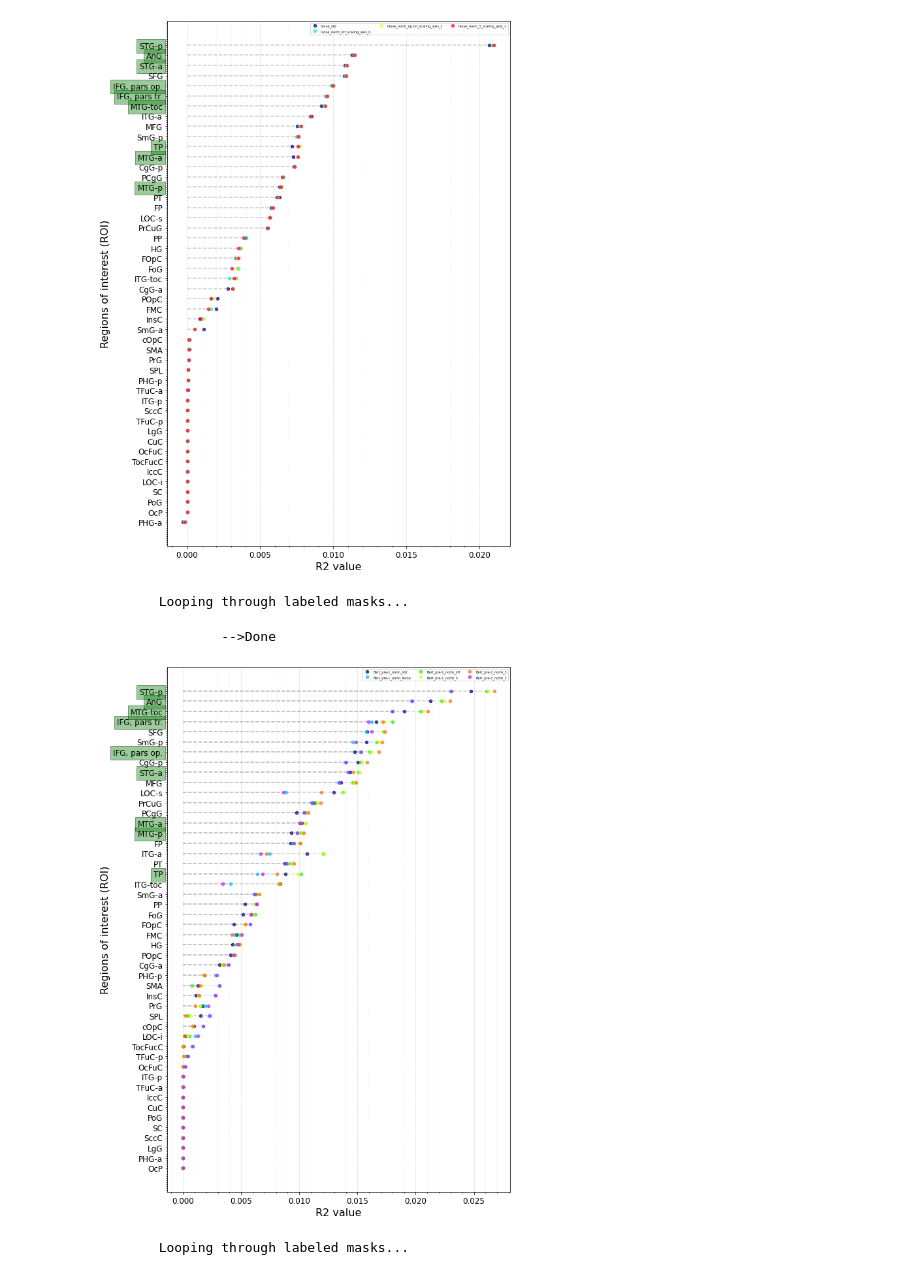
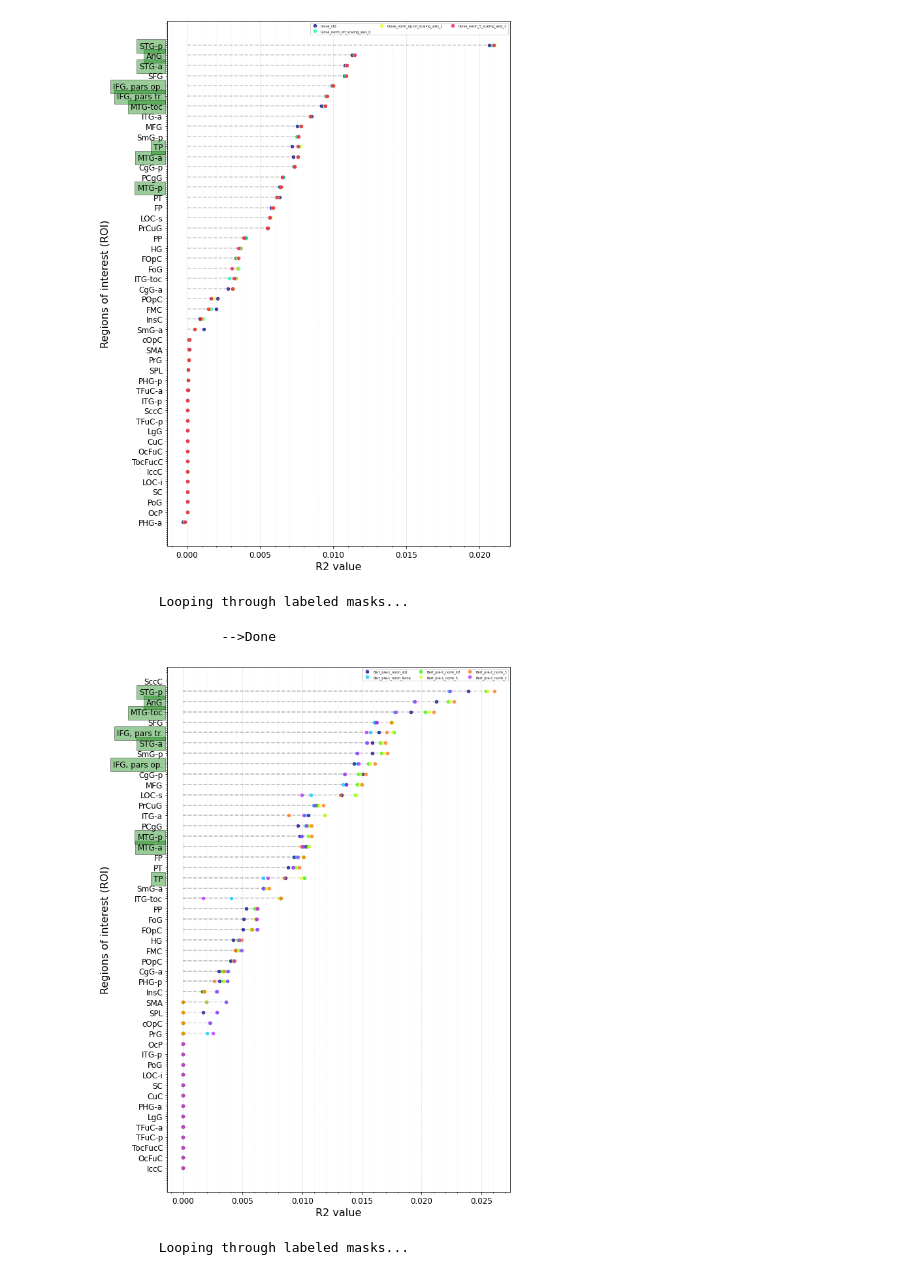
Before and after one commit to AlexandrePsq/LePetitPrince, a Jupyter notebook: fMRI/neurips.ipynb, the cells around one changed output. Cells and saved outputs as stored; diff of their text form; code cells hidden in the pictures.

```diff
--- a/fMRI/neurips.ipynb
+++ b/fMRI/neurips.ipynb
@@ -799,34 +928,35 @@ data_prep_vertical = reporting.get_data_per_roi(
                                 data_model_comparison,
                                 atlas_maps,
                                 labels,
+                                global_mask=MASKER_PATH,
                                 analysis=None,
                                 language='english',
                                 PROJECT_PATH='/neurospin/unicog/protocols/IRMf/LePetitPrince_Pallier_2018/LePetitPrince/'
                                 )
 mean = data_prep_vertical['mean']
 third_quartile = data_prep_vertical['third_quartile']
 maximum = data_prep_vertical['maximum']
 reporting.vertical_plot(
                 third_quartile,
                 x_labels,
                 'Third_Quartile_R2_per_ROI',
                 save_folder=None,
                 object_of_interest='R2',
                 surnames=load_surnames(),
                 legend_names=legend_names,
                 syntactic_roi=load_syntactic_roi(),
                 language_roi=load_language_roi(),
                 figsize=(9,12),
                 count=False,
                 title=None,
                 ylabel='Regions of interest (ROI)',
                 xlabel='R2 value',
                 model_name='Model_comparison'
                 )
 # %% [output]
         Looping through labeled masks...
                 -->Done
-[figure, old version]
+[figure, new version]
 # %%
 tmp = reporting.prepare_data_for_anova(
     model_names,
```
Also changed, not shown: parts of 1 cell of this notebook, 1 other file.
